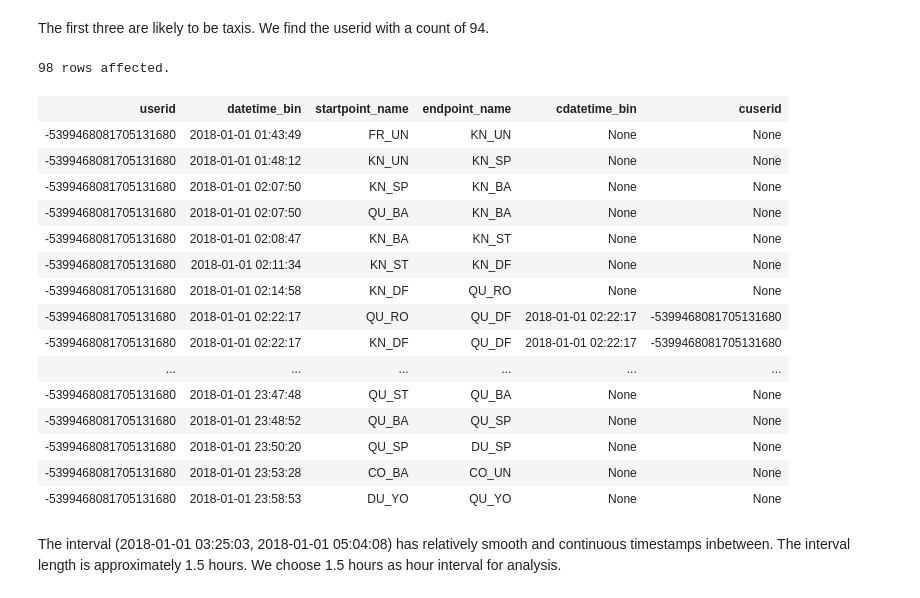
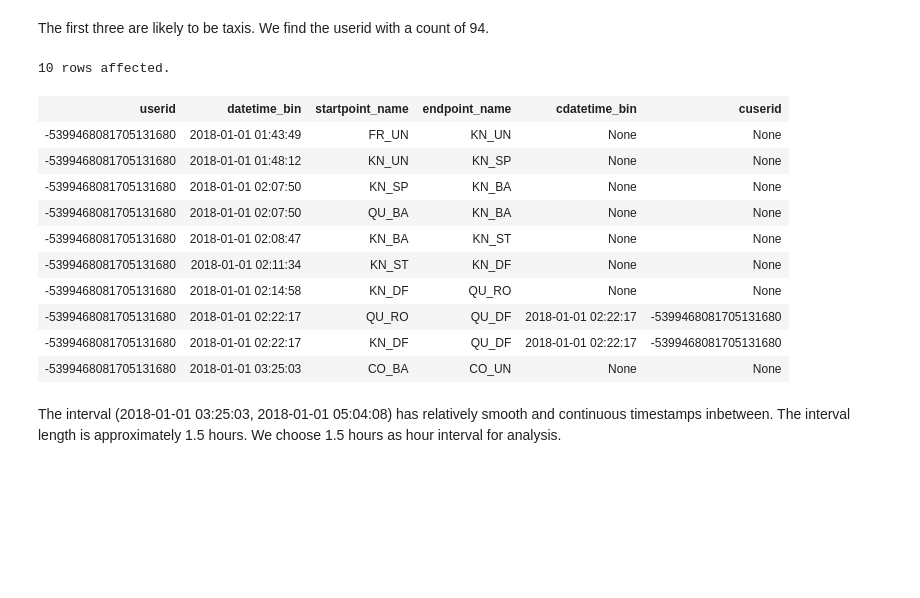
Before and after one commit to CityofToronto/bdit_data-sources, a Jupyter notebook: bluetooth/od/od analysis.ipynb, the cells around one changed output. Drawn from its saved outputs; the diff is of its cells as text; code cells hidden in the pictures; blank space fills up the shorter version.

```diff
--- a/bluetooth/od/od analysis.ipynb
+++ b/bluetooth/od/od analysis.ipynb
@@ -507,25 +507,20 @@ The first three are likely to be taxis. We find the userid with a count of 94.
 # %%
 %%sql
 
-select * from joined where userid in (-5399468081705131680);
+select * from joined where userid in (-5399468081705131680) limit 10;
 # %% [output]
-98 rows affected.
+10 rows affected.
 | userid | datetime_bin | startpoint_name | endpoint_name | cdatetime_bin | cuserid |
 | -5399468081705131680 | 2018-01-01 01:43:49 | FR_UN | KN_UN | None | None |
 | -5399468081705131680 | 2018-01-01 01:48:12 | KN_UN | KN_SP | None | None |
 | -5399468081705131680 | 2018-01-01 02:07:50 | KN_SP | KN_BA | None | None |
 | -5399468081705131680 | 2018-01-01 02:07:50 | QU_BA | KN_BA | None | None |
 | -5399468081705131680 | 2018-01-01 02:08:47 | KN_BA | KN_ST | None | None |
 | -5399468081705131680 | 2018-01-01 02:11:34 | KN_ST | KN_DF | None | None |
 | -5399468081705131680 | 2018-01-01 02:14:58 | KN_DF | QU_RO | None | None |
 | -5399468081705131680 | 2018-01-01 02:22:17 | QU_RO | QU_DF | 2018-01-01 02:22:17 | -5399468081705131680 |
 | -5399468081705131680 | 2018-01-01 02:22:17 | KN_DF | QU_DF | 2018-01-01 02:22:17 | -5399468081705131680 |
-| ... | ... | ... | ... | ... | ... |
-| -5399468081705131680 | 2018-01-01 23:47:48 | QU_ST | QU_BA | None | None |
-| -5399468081705131680 | 2018-01-01 23:48:52 | QU_BA | QU_SP | None | None |
-| -5399468081705131680 | 2018-01-01 23:50:20 | QU_SP | DU_SP | None | None |
-| -5399468081705131680 | 2018-01-01 23:53:28 | CO_BA | CO_UN | None | None |
-| -5399468081705131680 | 2018-01-01 23:58:53 | DU_YO | QU_YO | None | None |
+| -5399468081705131680 | 2018-01-01 03:25:03 | CO_BA | CO_UN | None | None |
 # %% [markdown]
 The interval (2018-01-01 03:25:03, 2018-01-01 05:04:08) has relatively smooth and continuous timestamps inbetween. The interval length is approximately 1.5 hours. We choose 1.5 hours as hour interval for analysis.
 # %%
```
Also changed, not shown: parts of 4 cells of this notebook.
